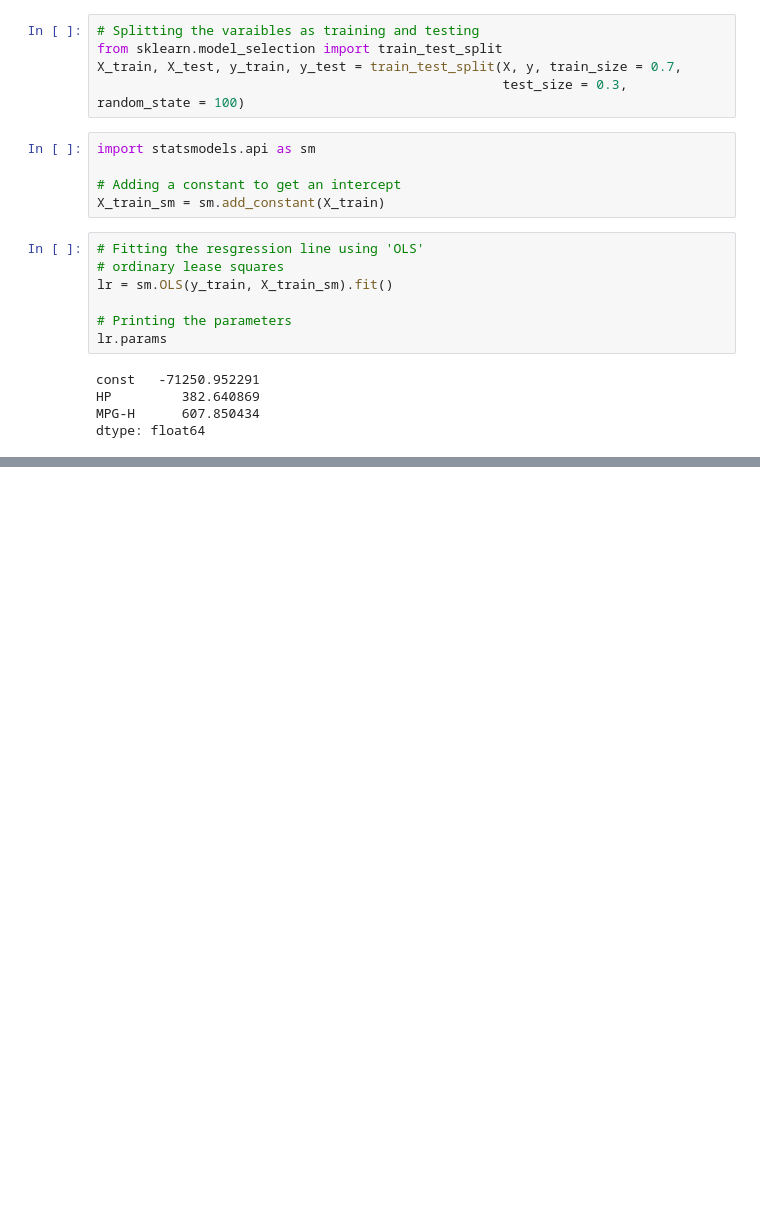
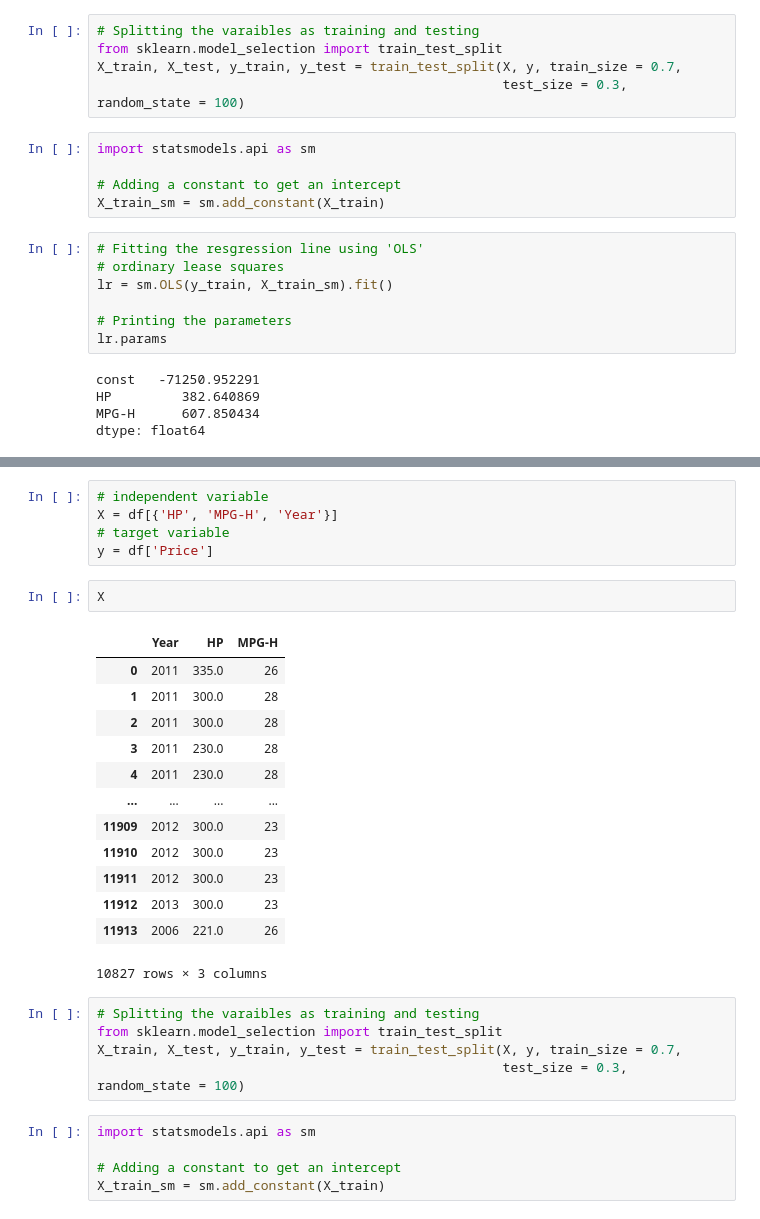
Before and after one commit to iAmNawa/exploratory-data-analysis, a Jupyter notebook: car-price-prediction/car_price_prediction.ipynb, the cells around one changed output, grey strips where cells are left out. Drawn from its saved outputs; the diff is of its cells as text; blank space fills up the shorter version.

Commit message:
added year

```diff
--- a/car-price-prediction/car_price_prediction.ipynb
+++ b/car-price-prediction/car_price_prediction.ipynb
@@ -591,3 +591,34 @@ Notes:
 [1] Standard Errors assume that the covariance matrix of the errors is correctly specified.
 [2] The condition number is large, 1.49e+03. This might indicate that there are
 strong multicollinearity or other numerical problems.
+# %%
+# independent variable
+X = df[{'HP', 'MPG-H', 'Year'}]
+# target variable
+y = df['Price']
+# %%
+X
+# %% [output]
+|  | Year | HP | MPG-H |
+| 0 | 2011 | 335.0 | 26 |
+| 1 | 2011 | 300.0 | 28 |
+| 2 | 2011 | 300.0 | 28 |
+| 3 | 2011 | 230.0 | 28 |
+| 4 | 2011 | 230.0 | 28 |
+| ... | ... | ... | ... |
+| 11909 | 2012 | 300.0 | 23 |
+| 11910 | 2012 | 300.0 | 23 |
+| 11911 | 2012 | 300.0 | 23 |
+| 11912 | 2013 | 300.0 | 23 |
+| 11913 | 2006 | 221.0 | 26 |
+10827 rows × 3 columns
+# %%
+# Splitting the varaibles as training and testing
+from sklearn.model_selection import train_test_split
+X_train, X_test, y_train, y_test = train_test_split(X, y, train_size = 0.7,
+                                                    test_size = 0.3, random_state = 100)
+# %%
+import statsmodels.api as sm
+
+# Adding a constant to get an intercept
+X_train_sm = sm.add_constant(X_train)
```
Also changed, not shown: parts of 3 cells of this notebook.
